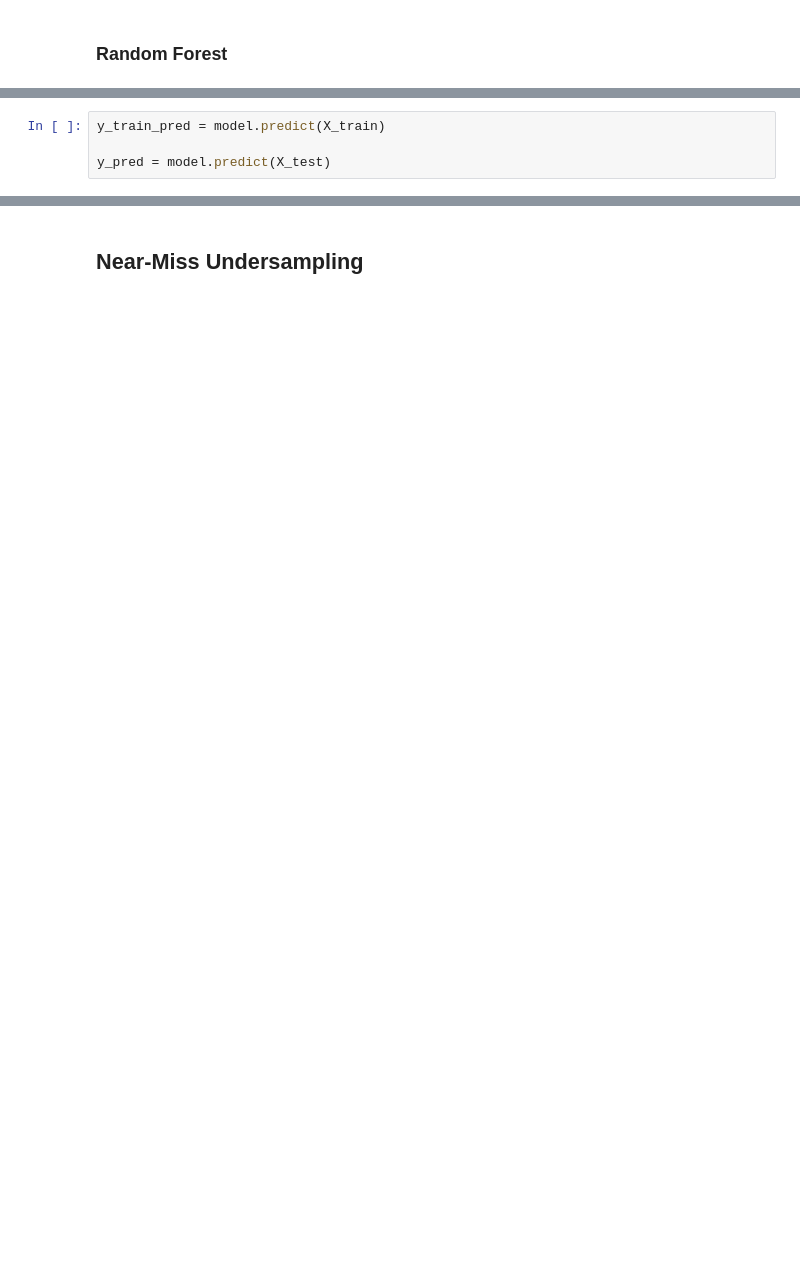
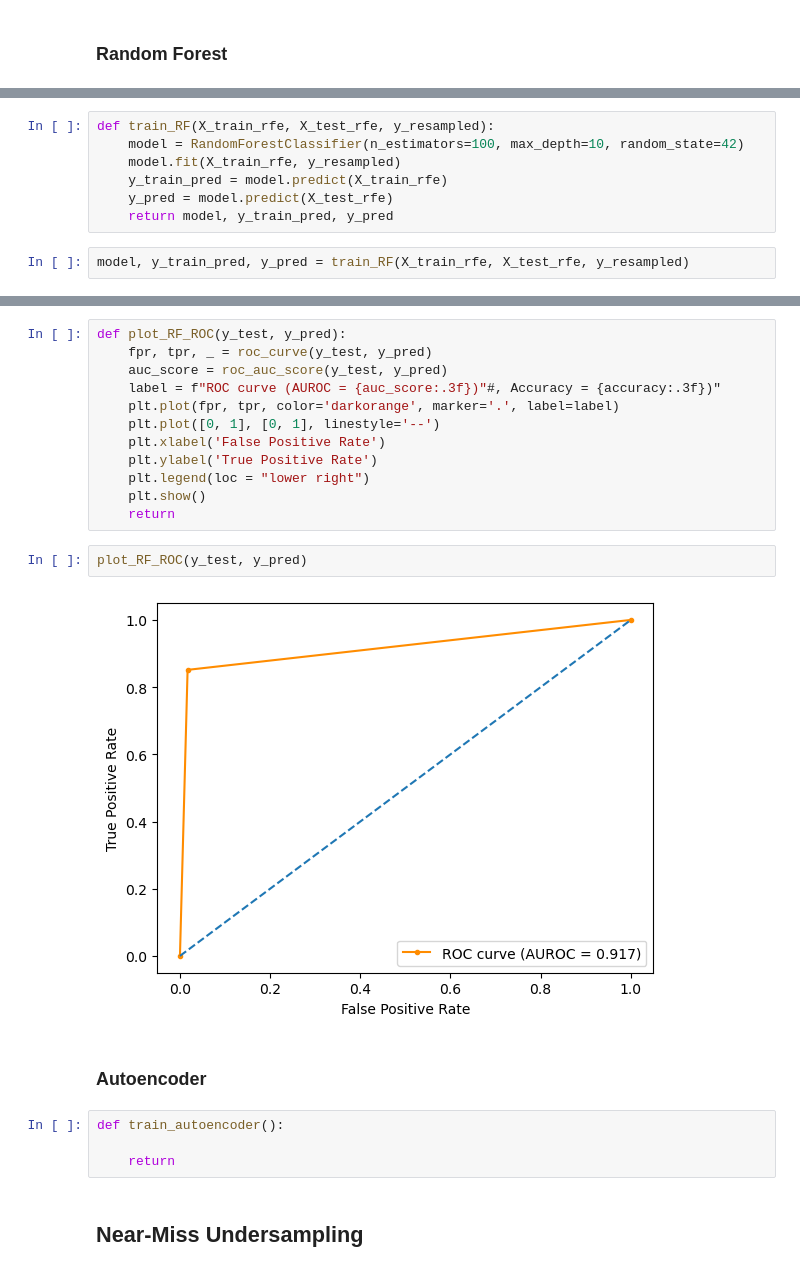
Before and after one commit to nigelcheong/Data-Science-Projects, a Jupyter notebook: Credit-Card-Fraud-Detection/Credit Card Fraud.ipynb, the cells around one changed output, grey strips where cells are left out. Cells and saved outputs as stored; diff of their text form; blank space fills up the shorter version.

```diff
--- a/Credit-Card-Fraud-Detection/Credit Card Fraud.ipynb
+++ b/Credit-Card-Fraud-Detection/Credit Card Fraud.ipynb
@@ -236,5 +261,10 @@ RandomForestClassifier(max_depth=10, random_state=42)
-# %%
-y_train_pred = model.predict(X_train)
-
-y_pred = model.predict(X_test)
+# %%
+def train_RF(X_train_rfe, X_test_rfe, y_resampled):
+    model = RandomForestClassifier(n_estimators=100, max_depth=10, random_state=42)
+    model.fit(X_train_rfe, y_resampled)
+    y_train_pred = model.predict(X_train_rfe)
+    y_pred = model.predict(X_test_rfe)
+    return model, y_train_pred, y_pred
+# %%
+model, y_train_pred, y_pred = train_RF(X_train_rfe, X_test_rfe, y_resampled)
 # %%
@@ -253,3 +292,25 @@ print(classification_report(y_test, y_pred))
+# %%
+def plot_RF_ROC(y_test, y_pred):
+    fpr, tpr, _ = roc_curve(y_test, y_pred)
+    auc_score = roc_auc_score(y_test, y_pred)
+    label = f"ROC curve (AUROC = {auc_score:.3f})"#, Accuracy = {accuracy:.3f})"
+    plt.plot(fpr, tpr, color='darkorange', marker='.', label=label)
+    plt.plot([0, 1], [0, 1], linestyle='--')
+    plt.xlabel('False Positive Rate')
+    plt.ylabel('True Positive Rate')
+    plt.legend(loc = "lower right")
+    plt.show()
+    return
+# %%
+plot_RF_ROC(y_test, y_pred)
+# %% [output]
+[figure, added]
+# %% [markdown]
+### Autoencoder
+# %%
+def train_autoencoder():
+
+    return
 # %% [markdown]
 ## Near-Miss Undersampling
 # %%
```
Also changed, not shown: parts of 107 cells of this notebook.
